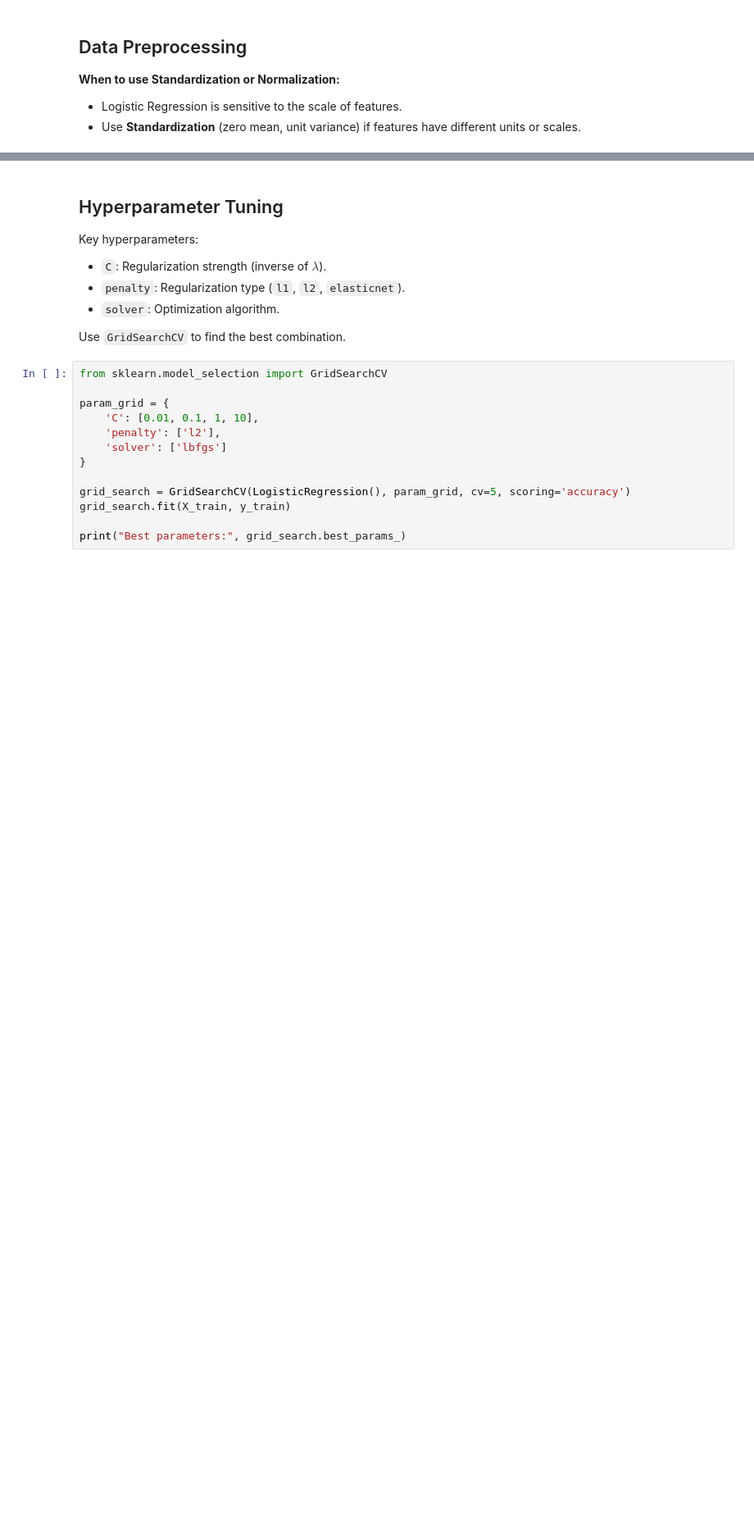
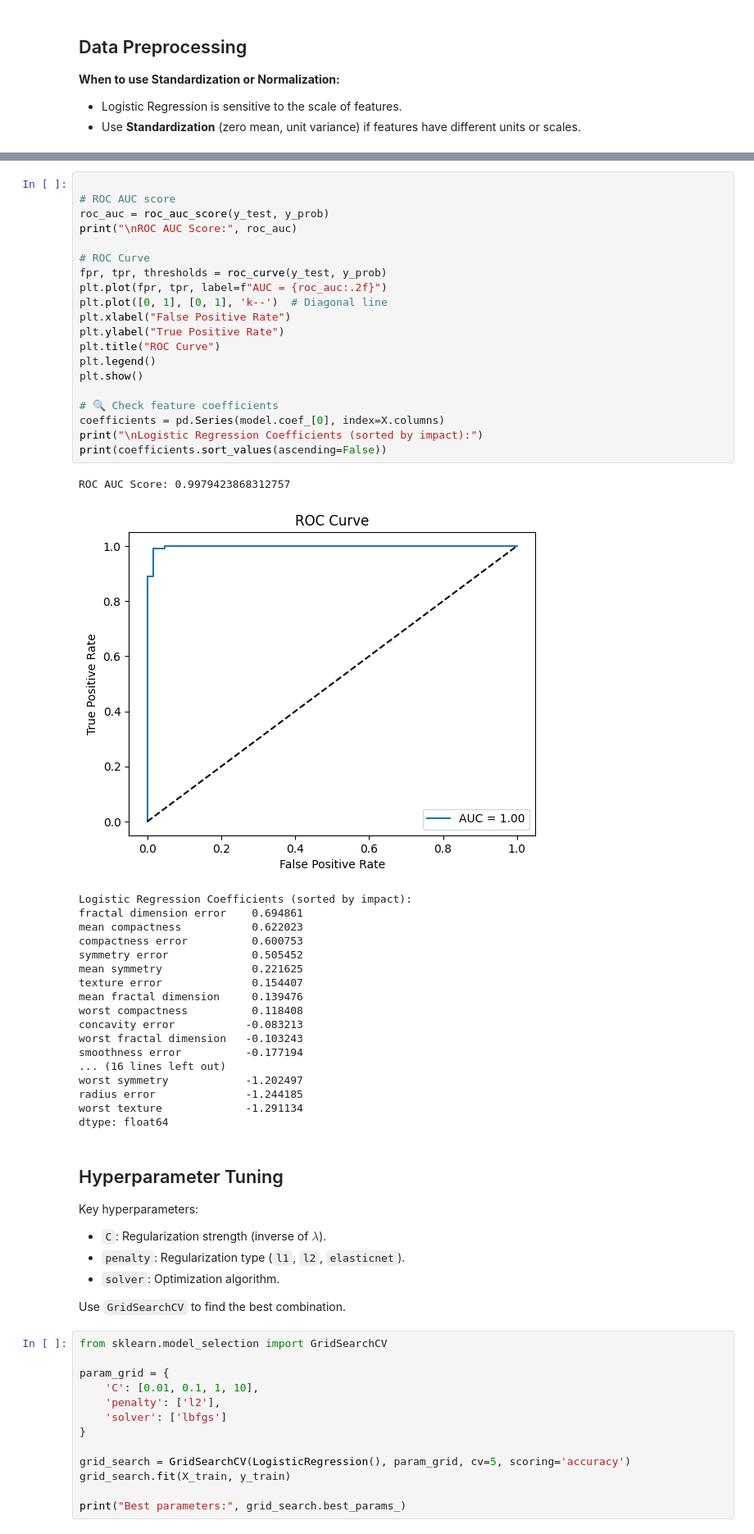
Before and after one commit to mickeyadd/my_risk_toolkit, a Jupyter notebook: Machine Learning Notes/Classification Models/Logistic Regression.ipynb, the cells around one changed output, grey strips where cells are left out. Shown at 82% size. Saved outputs shown, nothing was run; the diff lists cells and outputs as text; blank space fills up the shorter version.

```diff
--- a/Machine Learning Notes/Classification Models/Logistic Regression.ipynb
+++ b/Machine Learning Notes/Classification Models/Logistic Regression.ipynb
@@ -278,3 +488,43 @@ model.fit(X_train, y_train)
+# %%
+
+# ROC AUC score
+roc_auc = roc_auc_score(y_test, y_prob)
+print("\nROC AUC Score:", roc_auc)
+
+# ROC Curve
+fpr, tpr, thresholds = roc_curve(y_test, y_prob)
+plt.plot(fpr, tpr, label=f"AUC = {roc_auc:.2f}")
+plt.plot([0, 1], [0, 1], 'k--')  # Diagonal line
+plt.xlabel("False Positive Rate")
+plt.ylabel("True Positive Rate")
+plt.title("ROC Curve")
+plt.legend()
+plt.show()
+
+# 🔍 Check feature coefficients
+coefficients = pd.Series(model.coef_[0], index=X.columns)
+print("\nLogistic Regression Coefficients (sorted by impact):")
+print(coefficients.sort_values(ascending=False))
+# %% [output]
+ROC AUC Score: 0.9979423868312757
+[figure, added]
+Logistic Regression Coefficients (sorted by impact):
+fractal dimension error    0.694861
+mean compactness           0.622023
+compactness error          0.600753
+symmetry error             0.505452
+mean symmetry              0.221625
+texture error              0.154407
+mean fractal dimension     0.139476
+worst compactness          0.118408
+concavity error           -0.083213
+worst fractal dimension   -0.103243
+smoothness error          -0.177194
+... (16 lines left out)
+worst symmetry            -1.202497
+radius error              -1.244185
+worst texture             -1.291134
+dtype: float64
 # %% [markdown]
 ## Hyperparameter Tuning
 
```
Also changed, not shown: parts of 38 cells of this notebook, 1 other file.
